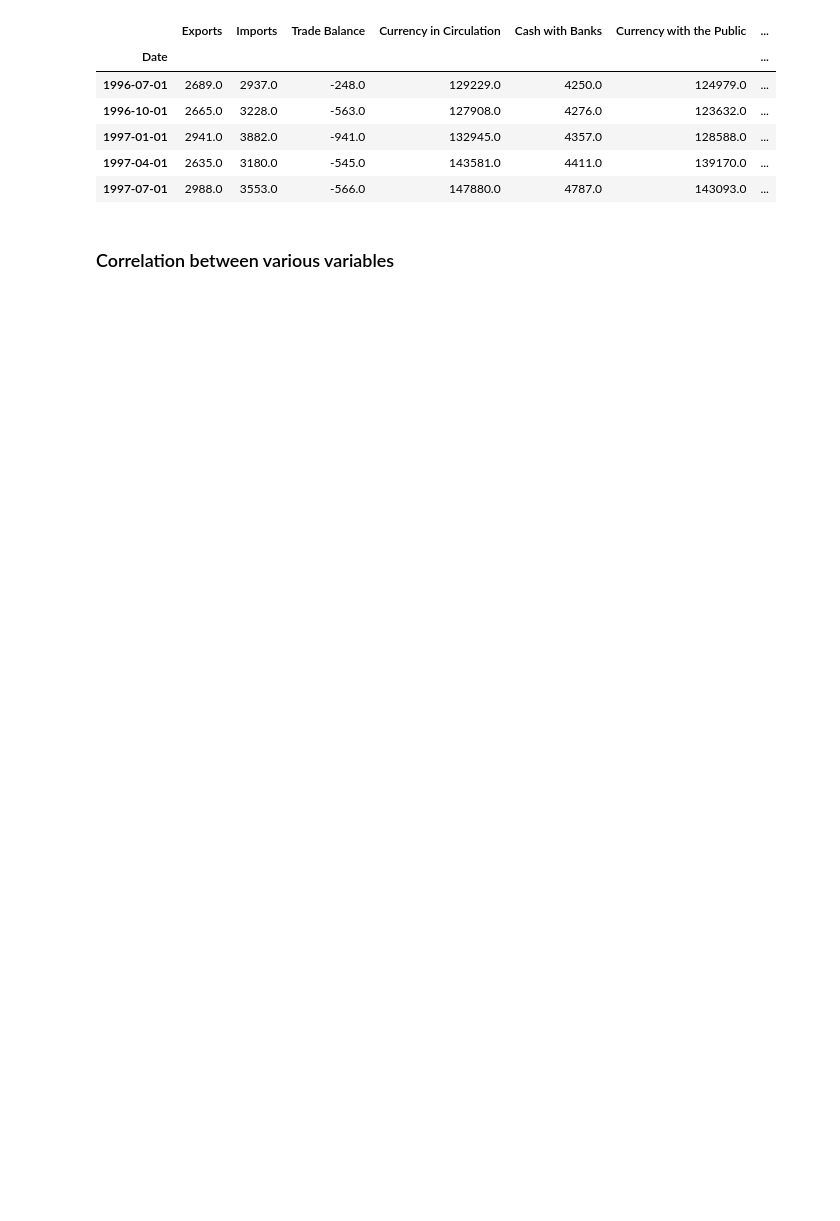
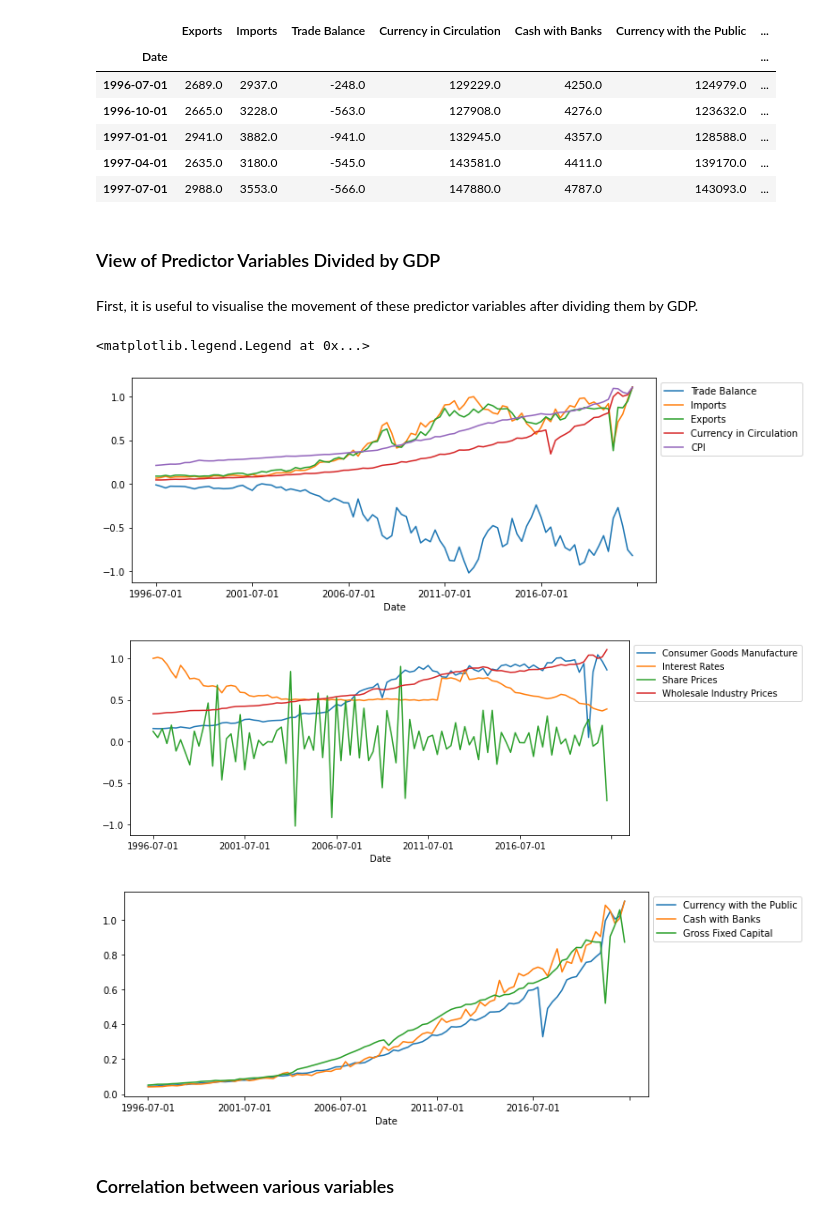
Before and after one commit to shubhlohiya/socioeconomic-forecasting-india, a Jupyter notebook: code/EDA.ipynb, the cells around one changed output. Drawn from its saved outputs; the diff is of its cells as text; code cells hidden in the pictures; blank space fills up the shorter version.

```diff
--- a/code/EDA.ipynb
+++ b/code/EDA.ipynb
@@ -15,6 +15,22 @@ data.head()
 | 1997-01-01 | 2941.0 | 3882.0 | -941.0 | 132945.0 | 4357.0 | 128588.0 | ... |
 | 1997-04-01 | 2635.0 | 3180.0 | -545.0 | 143581.0 | 4411.0 | 139170.0 | ... |
 | 1997-07-01 | 2988.0 | 3553.0 | -566.0 | 147880.0 | 4787.0 | 143093.0 | ... |
+# %% [markdown]
+### View of Predictor Variables Divided by GDP
+# %% [markdown]
+First, it is useful to visualise the movement of these predictor variables after dividing them by GDP.
+# %%
+# here we normalize all variables and then divide them by the normalized GDP before plotting
+bygdp = data/data.abs().max()
+bygdp = bygdp.div(bygdp.GDP, axis=0)
+bygdp[['Trade Balance', 'Imports', 'Exports', 'Currency in Circulation', 'CPI']].plot(figsize=(10,4)).legend(bbox_to_anchor=(1, 1))
+bygdp[['Consumer Goods Manufacture', 'Interest Rates', 'Share Prices', 'Wholesale Industry Prices']].plot(figsize=(10,4)).legend(bbox_to_anchor=(1, 1))
+bygdp[['Currency with the Public', 'Cash with Banks', 'Gross Fixed Capital']].plot(figsize=(10,4)).legend(bbox_to_anchor=(1, 1))
+# %% [output]
+<matplotlib.legend.Legend at 0x...>
+[figure, added]
+[figure, added]
+[figure, added]
 # %% [markdown]
 ### Correlation between various variables
 # %%
```
Also changed, not shown: parts of 5 cells of this notebook.
